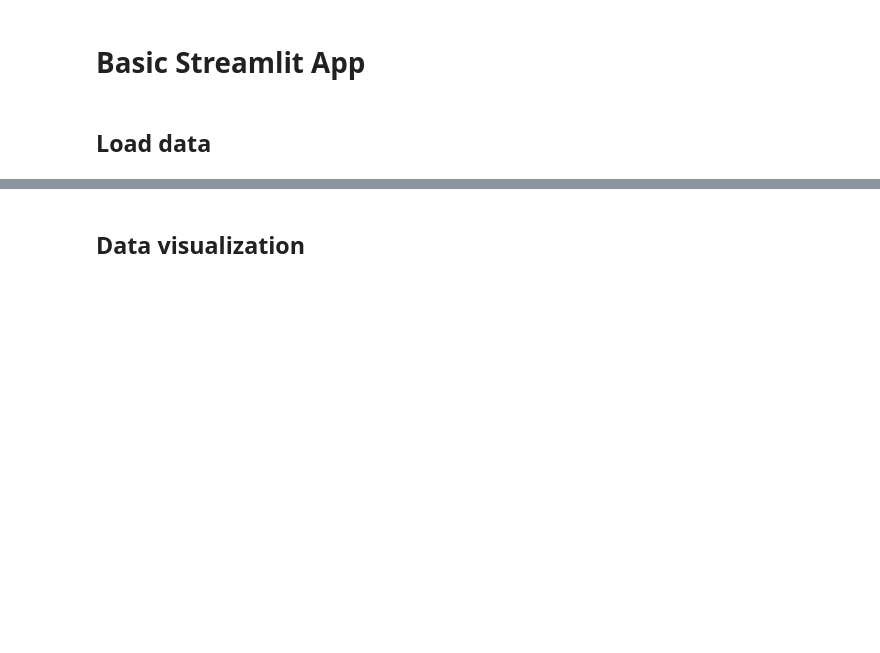
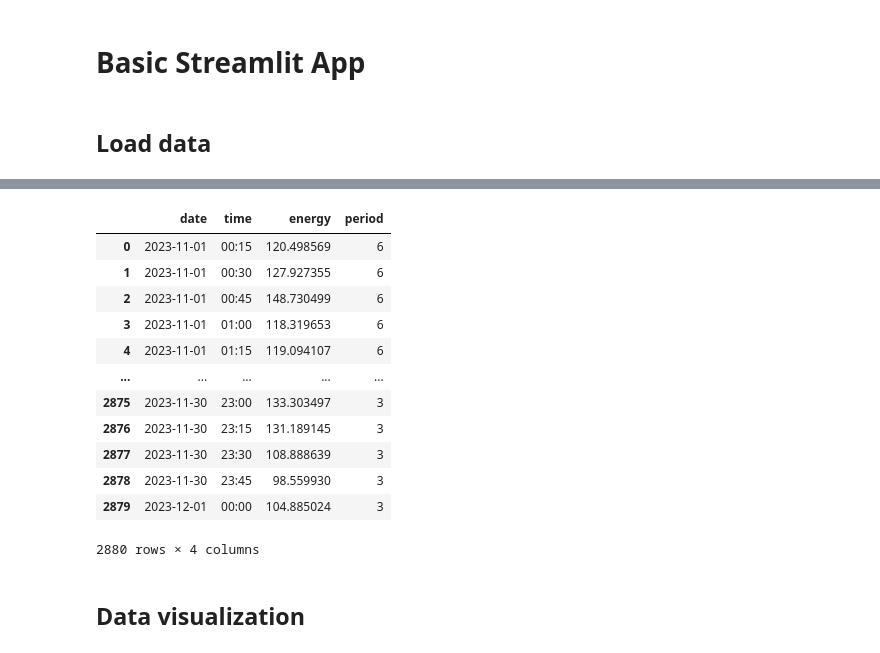
Before and after one commit to rankerpost/DF-P, a Jupyter notebook: notebooks/10_Dataviz/1_Backend/A_Blank.ipynb, the cells around one changed output, grey strips where cells are left out. Cells and saved outputs as stored; diff of their text form; code cells hidden in the pictures; blank space fills up the shorter version.

```diff
--- a/notebooks/10_Dataviz/1_Backend/A_Blank.ipynb
+++ b/notebooks/10_Dataviz/1_Backend/A_Blank.ipynb
@@ -32,2 +25,22 @@ pd.read_csv('../data/gapminder.csv')
+# %%
+path = '../../../data/consumption.xlsx'
+# %%
+df = pd.read_excel(path)
+# %%
+df
+# %% [output]
+|  | date | time | energy | period |
+| 0 | 2023-11-01 | 00:15 | 120.498569 | 6 |
+| 1 | 2023-11-01 | 00:30 | 127.927355 | 6 |
+| 2 | 2023-11-01 | 00:45 | 148.730499 | 6 |
+| 3 | 2023-11-01 | 01:00 | 118.319653 | 6 |
+| 4 | 2023-11-01 | 01:15 | 119.094107 | 6 |
+| ... | ... | ... | ... | ... |
+| 2875 | 2023-11-30 | 23:00 | 133.303497 | 3 |
+| 2876 | 2023-11-30 | 23:15 | 131.189145 | 3 |
+| 2877 | 2023-11-30 | 23:30 | 108.888639 | 3 |
+| 2878 | 2023-11-30 | 23:45 | 98.559930 | 3 |
+| 2879 | 2023-12-01 | 00:00 | 104.885024 | 3 |
+2880 rows × 4 columns
 # %% [markdown]
 ## Data visualization
```
Also changed, not shown: parts of 8 cells of this notebook, 4 other files.
